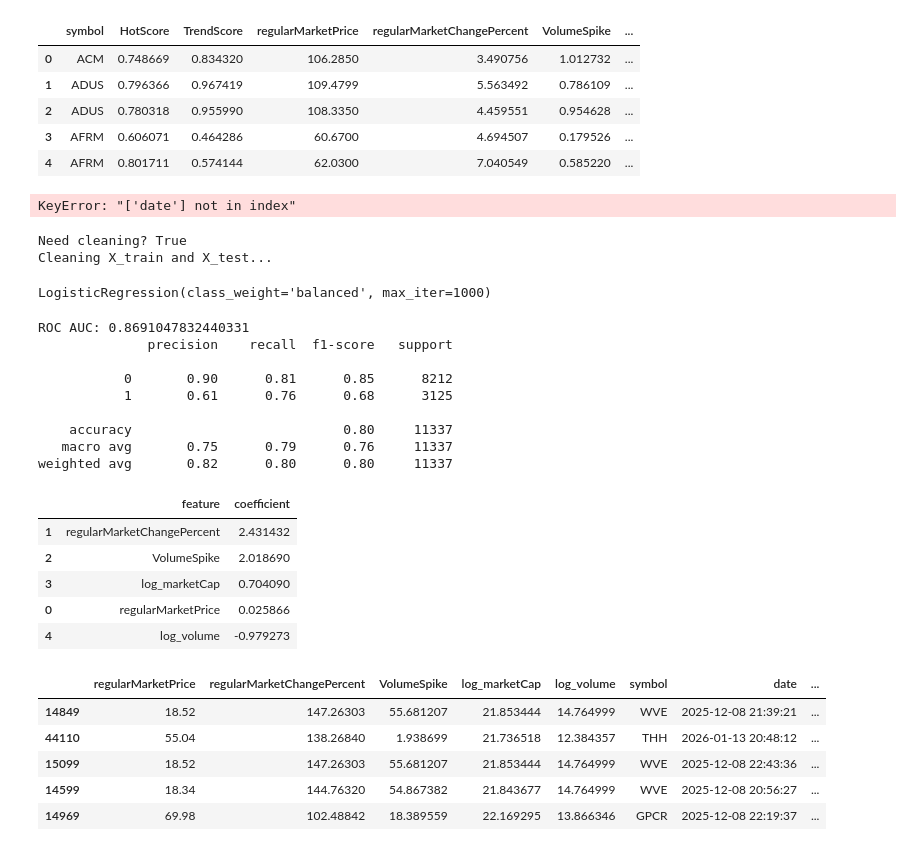
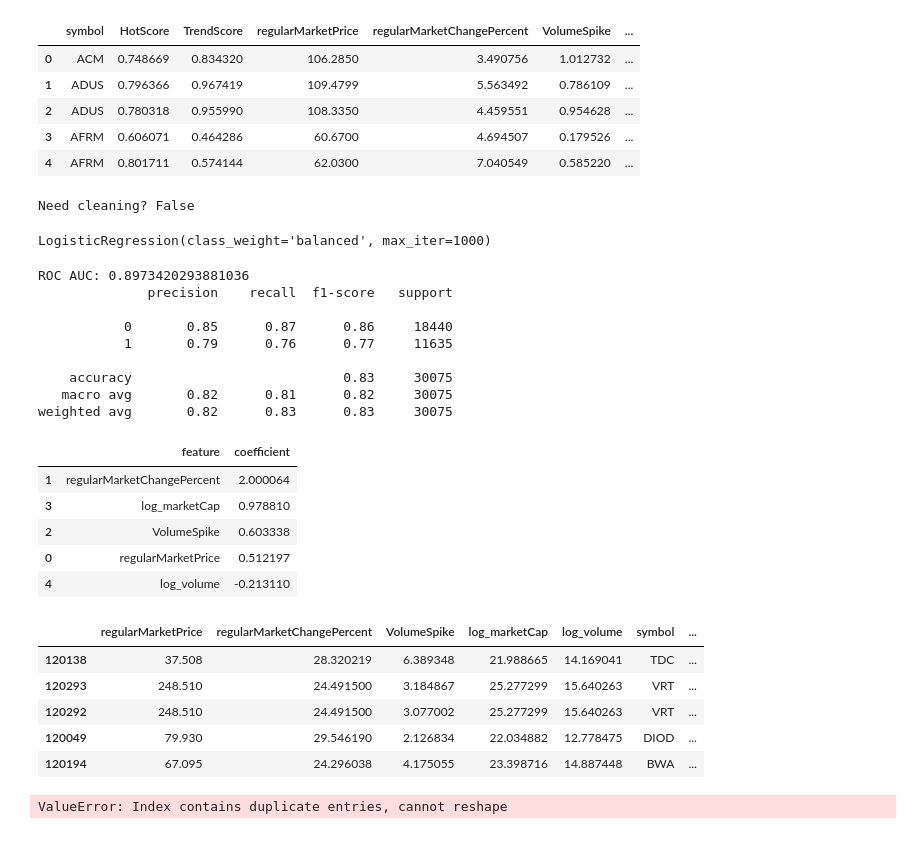
Before and after one commit to jamesmedice/jupyter-hot-stock-scanner, a Jupyter notebook: 012_logistic_reg_AI.ipynb, the cells around one changed output. Cells and saved outputs as stored; diff of their text form; code cells hidden in the pictures.

```diff
--- a/012_logistic_reg_AI.ipynb
+++ b/012_logistic_reg_AI.ipynb
@@ -59,14 +59,12 @@ X = df[features]
 y = df["is_hot"]
 
 # Keep symbol and date for final table
-symbol_date = df[["symbol", "date"]]
+symbol_hotScore = df[["symbol", "HotScore"]]
-# %% [output]
-KeyError: "['date'] not in index"
 # %%
 from sklearn.model_selection import train_test_split
 
 X_train, X_test, y_train, y_test, sym_train, sym_test = train_test_split(
-    X, y, symbol_date, test_size=0.25, random_state=42, stratify=y
+    X, y, symbol_hotScore, test_size=0.25, random_state=42, stratify=y
 )
 # %%
 has_inf = np.isinf(X_train.values).any()
@@ -89,8 +87,7 @@ if needs_cleaning:
     y_test = y_test.loc[keep_test_idx]
     sym_test = sym_test.loc[keep_test_idx]
 # %% [output]
-Need cleaning? True
-Cleaning X_train and X_test...
+Need cleaning? False
 # %%
 from sklearn.preprocessing import StandardScaler
 
@@ -116,15 +113,15 @@ y_pred = log_model.predict(X_test_scaled)
 print("ROC AUC:", roc_auc_score(y_test, y_proba))
 print(classification_report(y_test, y_pred))
 # %% [output]
-ROC AUC: 0.8691047832440331
+ROC AUC: 0.8973420293881036
               precision    recall  f1-score   support
 
-           0       0.90      0.81      0.85      8212
-           1       0.61      0.76      0.68      3125
+           0       0.85      0.87      0.86     18440
+           1       0.79      0.76      0.77     11635
 
-    accuracy                           0.80     11337
-   macro avg       0.75      0.79      0.76     11337
-weighted avg       0.82      0.80      0.80     11337
+    accuracy                           0.83     30075
+   macro avg       0.82      0.81      0.82     30075
+weighted avg       0.82      0.83      0.83     30075
 # %%
 coef_df = pd.DataFrame({
     "feature": features,
@@ -134,31 +131,30 @@ coef_df = pd.DataFrame({
 display(coef_df)
 # %% [output]
 |  | feature | coefficient |
-| 1 | regularMarketChangePercent | 2.431432 |
-| 2 | VolumeSpike | 2.018690 |
-| 3 | log_marketCap | 0.704090 |
-| 0 | regularMarketPrice | 0.025866 |
-| 4 | log_volume | -0.979273 |
+| 1 | regularMarketChangePercent | 2.000064 |
+| 3 | log_marketCap | 0.978810 |
+| 2 | VolumeSpike | 0.603338 |
+| 0 | regularMarketPrice | 0.512197 |
+| 4 | log_volume | -0.213110 |
 # %%
 results = X_test.copy()
 results["symbol"] = sym_test["symbol"].values
-results["date"] = sym_test["date"].values
 results["pred_proba_hot"] = y_proba
 results["pred_hot"] = y_pred
 results["true_hot"] = y_test.values
 
 # Sort by predicted probability descending
 results_sorted = results.sort_values("pred_proba_hot", ascending=False)
 
 # Show top 5 predicted hottest stocks
 display(results_sorted.head(5))
 # %% [output]
-|  | regularMarketPrice | regularMarketChangePercent | VolumeSpike | log_marketCap | log_volume | symbol | date | ... |
-| 14849 | 18.52 | 147.26303 | 55.681207 | 21.853444 | 14.764999 | WVE | 2025-12-08 21:39:21 | ... |
-| 44110 | 55.04 | 138.26840 | 1.938699 | 21.736518 | 12.384357 | THH | 2026-01-13 20:48:12 | ... |
-| 15099 | 18.52 | 147.26303 | 55.681207 | 21.853444 | 14.764999 | WVE | 2025-12-08 22:43:36 | ... |
-| 14599 | 18.34 | 144.76320 | 54.867382 | 21.843677 | 14.764999 | WVE | 2025-12-08 20:56:27 | ... |
-| 14969 | 69.98 | 102.48842 | 18.389559 | 22.169295 | 13.866346 | GPCR | 2025-12-08 22:19:37 | ... |
+|  | regularMarketPrice | regularMarketChangePercent | VolumeSpike | log_marketCap | log_volume | symbol | ... |
+| 120138 | 37.508 | 28.320219 | 6.389348 | 21.988665 | 14.169041 | TDC | ... |
+| 120293 | 248.510 | 24.491500 | 3.184867 | 25.277299 | 15.640263 | VRT | ... |
+| 120292 | 248.510 | 24.491500 | 3.077002 | 25.277299 | 15.640263 | VRT | ... |
+| 120049 | 79.930 | 29.546190 | 2.126834 | 22.034882 | 12.778475 | DIOD | ... |
+| 120194 | 67.095 | 24.296038 | 4.175055 | 23.398716 | 14.887448 | BWA | ... |
 # %%
 import plotly.graph_objects as go
 import matplotlib.cm as cm
@@ -168,11 +164,11 @@ import plotly.express as px
 top_symbols = results_sorted.groupby('symbol')['pred_proba_hot'].max().sort_values(ascending=False).head(50).index
 df_top = results_sorted[results_sorted['symbol'].isin(top_symbols)]
 # %%
-heatmap_df = df_top.pivot(index='symbol', columns='date', values='pred_proba_hot')
+heatmap_df = df_top.pivot(index='symbol', columns='regularMarketPrice', values='pred_proba_hot')
 
 fig_heatmap = px.imshow(
     heatmap_df,
-    labels=dict(x="Date", y="Symbol", color="Predicted Hot Probability"),
+    labels=dict(x="HotScore", y="Symbol", color="Predicted Hot Probability"),
     color_continuous_scale="YlOrRd",
     text_auto=False,
     aspect="auto"
@@ -189,6 +185,8 @@ fig_heatmap.update_layout(
 
 chart_path = os.path.join(OUTPUT_DIR, f"predicted_hot_probability.html")
 fig_heatmap.write_html(chart_path, include_plotlyjs='cdn')
+# %% [output]
+ValueError: Index contains duplicate entries, cannot reshape
 # %%
 fig_bubble = px.scatter(
     df_top.head(100),  # top 100 predicted hot stocks
```
Also changed, not shown: 2 other files.
